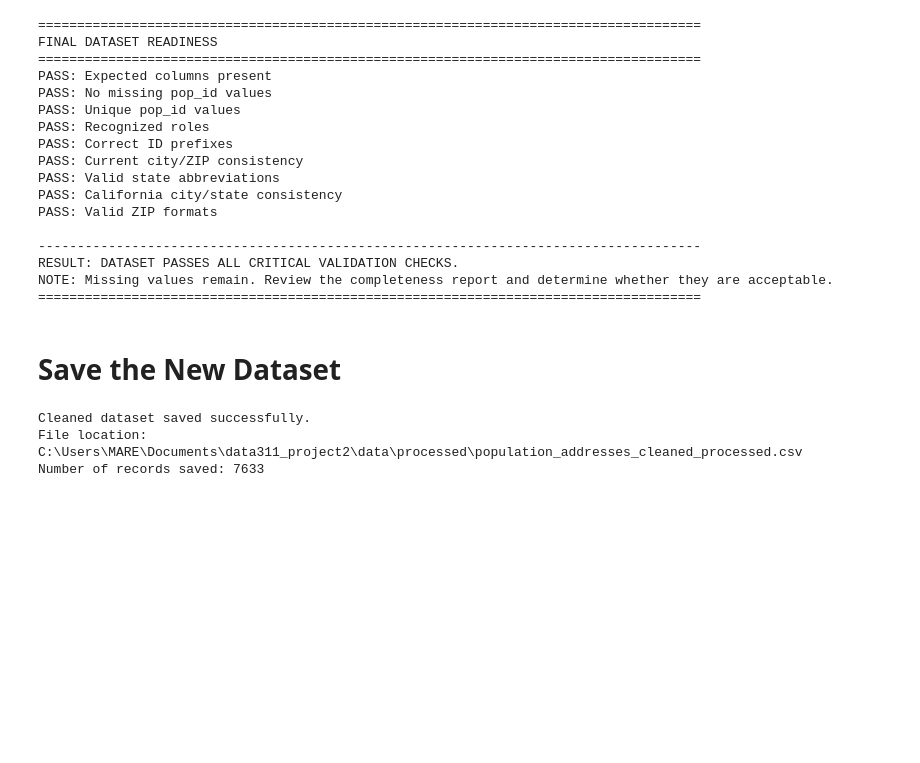
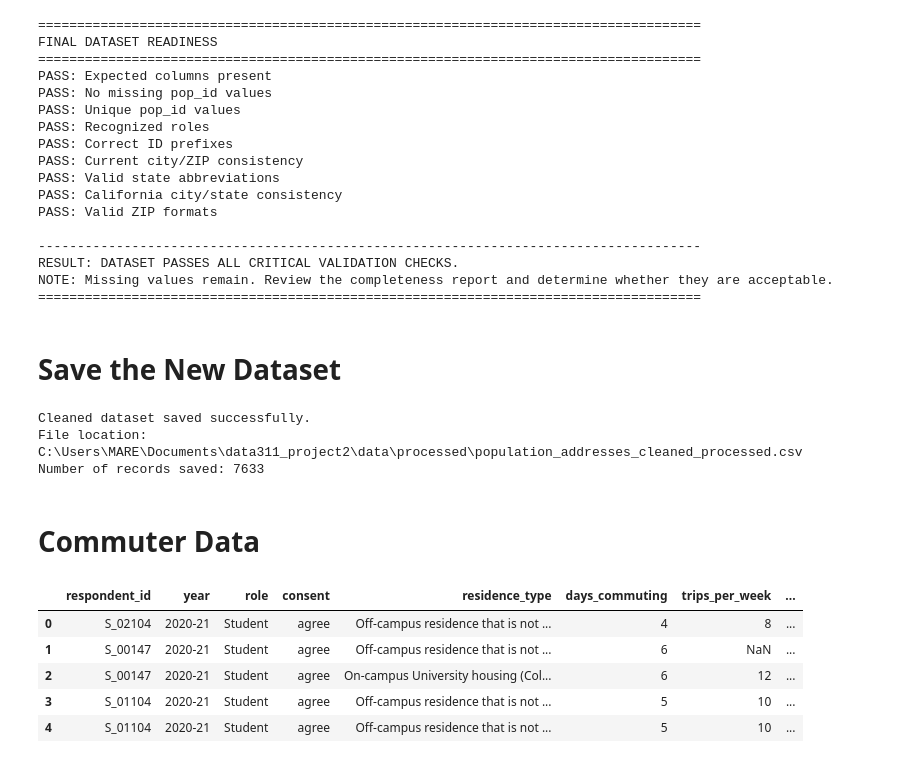
Before and after one commit to GoodLuckDiego/data311_project2, a Jupyter notebook: analysis/cleaning.ipynb, the cells around one changed output. Drawn from its saved outputs; the diff is of its cells as text; code cells hidden in the pictures; blank space fills up the shorter version.

Commit message:
Commuter Data Cleaning

```diff
--- a/analysis/cleaning.ipynb
+++ b/analysis/cleaning.ipynb
@@ -2858,3 +2858,15 @@ print("Number of records saved:", len(pop))
 Cleaned dataset saved successfully.
 File location: C:\Users\MARE\Documents\data311_project2\data\processed\population_addresses_cleaned_processed.csv
 Number of records saved: 7633
+# %% [markdown]
+# Commuter Data
+# %%
+com = pd.read_csv(r"C:\Users\MARE\OneDrive\Documents\data311_project2\data\raw\simulated_commuter_survey_2020_26_messy.csv")
+com.head()
+# %% [output]
+|  | respondent_id | year | role | consent | residence_type | days_commuting | trips_per_week | ... |
+| 0 | S_02104 | 2020-21 | Student | agree | Off-campus residence that is not ... | 4 | 8 | ... |
+| 1 | S_00147 | 2020-21 | Student | agree | Off-campus residence that is not ... | 6 | NaN | ... |
+| 2 | S_00147 | 2020-21 | Student | agree | On-campus University housing (Col... | 6 | 12 | ... |
+| 3 | S_01104 | 2020-21 | Student | agree | Off-campus residence that is not ... | 5 | 10 | ... |
+| 4 | S_01104 | 2020-21 | Student | agree | Off-campus residence that is not ... | 5 | 10 | ... |
```
Also changed, not shown: parts of 11 cells of this notebook.
